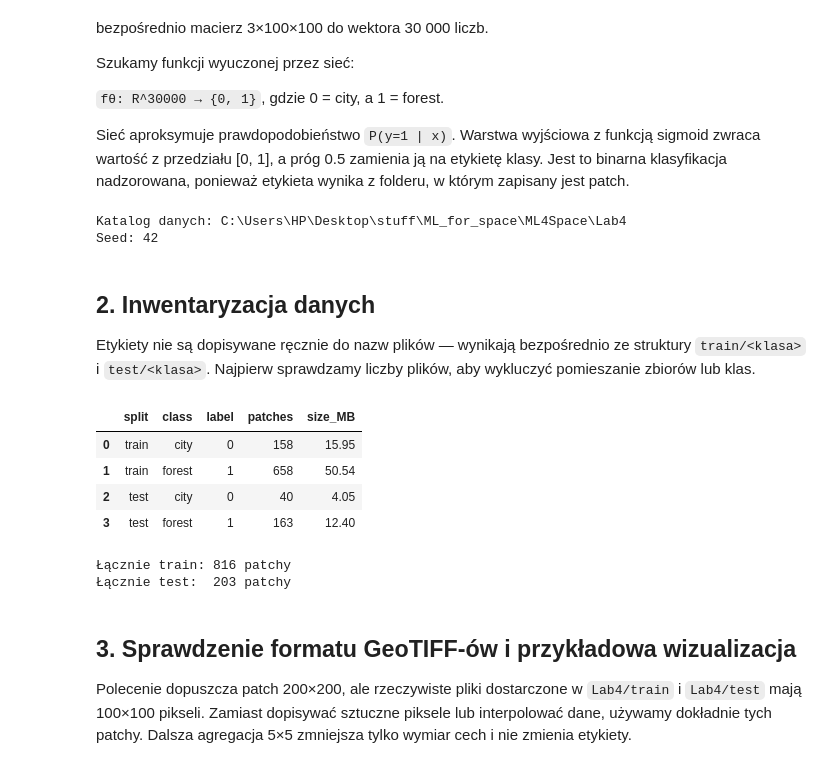
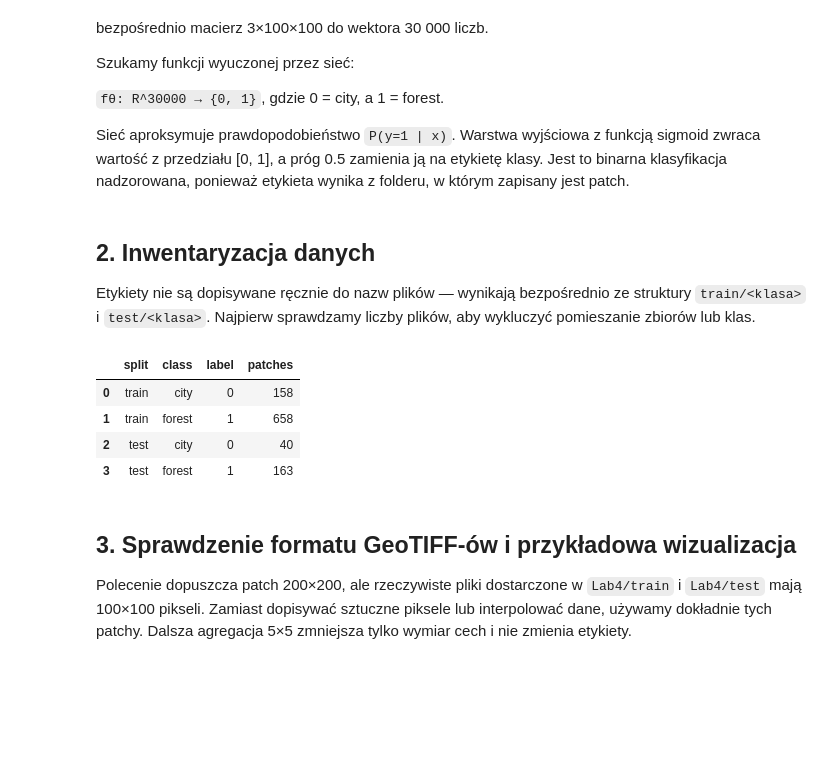
Before and after one commit to Myl0sz/ML4Space, a Jupyter notebook: Lab4/Lab4_ANN_urban_forest_solution.ipynb, the cells around one changed output. Drawn from its saved outputs; the diff is of its cells as text; code cells hidden in the pictures; blank space fills up the shorter version.

```diff
--- a/Lab4/Lab4_ANN_urban_forest_solution.ipynb
+++ b/Lab4/Lab4_ANN_urban_forest_solution.ipynb
@@ -34,7 +34,6 @@ from sklearn.preprocessing import StandardScaler
 RANDOM_STATE = 42
 np.random.seed(RANDOM_STATE)
 
-# Notebook można uruchamiać zarówno z folderu Lab4, jak i z katalogu projektu.
 NOTEBOOK_DIR = Path.cwd()
 if not (NOTEBOOK_DIR / "train").is_dir():
     NOTEBOOK_DIR = NOTEBOOK_DIR / "Lab4"
@@ -43,11 +42,6 @@ TRAIN_DIR = NOTEBOOK_DIR / "train"
 TEST_DIR = NOTEBOOK_DIR / "test"
 CLASS_NAMES = {"city": 0, "forest": 1}
 CLASS_LABELS = ["city", "forest"]
-print(f"Katalog danych: {NOTEBOOK_DIR.resolve()}")
-print(f"Seed: {RANDOM_STATE}")
-# %% [output]
-Katalog danych: C:\Users\HP\Desktop\stuff\ML_for_space\ML4Space\Lab4
-Seed: 42
 # %% [markdown]
 ## 2. Inwentaryzacja danych
 
@@ -55,37 +49,32 @@ Etykiety nie są dopisywane ręcznie do nazw plików — wynikają bezpośrednio
 # %%
 def list_patch_files(split_dir: Path) -> list[Path]:
     files = []
     for class_name in CLASS_NAMES:
         class_dir = split_dir / class_name
         if not class_dir.is_dir():
-            raise FileNotFoundError(f"Brak katalogu klasy: {class_dir}")
+            raise FileNotFoundError(f"Error: {class_dir}")
         files.extend(sorted(class_dir.glob("*.tif")))
     return files
 
 inventory_rows = []
 for split_name, split_dir in [("train", TRAIN_DIR), ("test", TEST_DIR)]:
     for class_name, class_id in CLASS_NAMES.items():
         paths = sorted((split_dir / class_name).glob("*.tif"))
         inventory_rows.append({
             "split": split_name,
             "class": class_name,
             "label": class_id,
             "patches": len(paths),
-            "size_MB": round(sum(p.stat().st_size for p in paths) / 1024**2, 2),
         })
 
 inventory = pd.DataFrame(inventory_rows)
 display(inventory)
-print(f"Łącznie train: {len(list_patch_files(TRAIN_DIR))} patchy")
-print(f"Łącznie test:  {len(list_patch_files(TEST_DIR))} patchy")
 # %% [output]
-|  | split | class | label | patches | size_MB |
-| 0 | train | city | 0 | 158 | 15.95 |
-| 1 | train | forest | 1 | 658 | 50.54 |
-| 2 | test | city | 0 | 40 | 4.05 |
-| 3 | test | forest | 1 | 163 | 12.40 |
+|  | split | class | label | patches |
+| 0 | train | city | 0 | 158 |
+| 1 | train | forest | 1 | 658 |
+| 2 | test | city | 0 | 40 |
+| 3 | test | forest | 1 | 163 |
-Łącznie train: 816 patchy
-Łącznie test:  203 patchy
 # %% [markdown]
 ## 3. Sprawdzenie formatu GeoTIFF-ów i przykładowa wizualizacja
 
```
Also changed, not shown: parts of 9 cells of this notebook, 1 other file.
